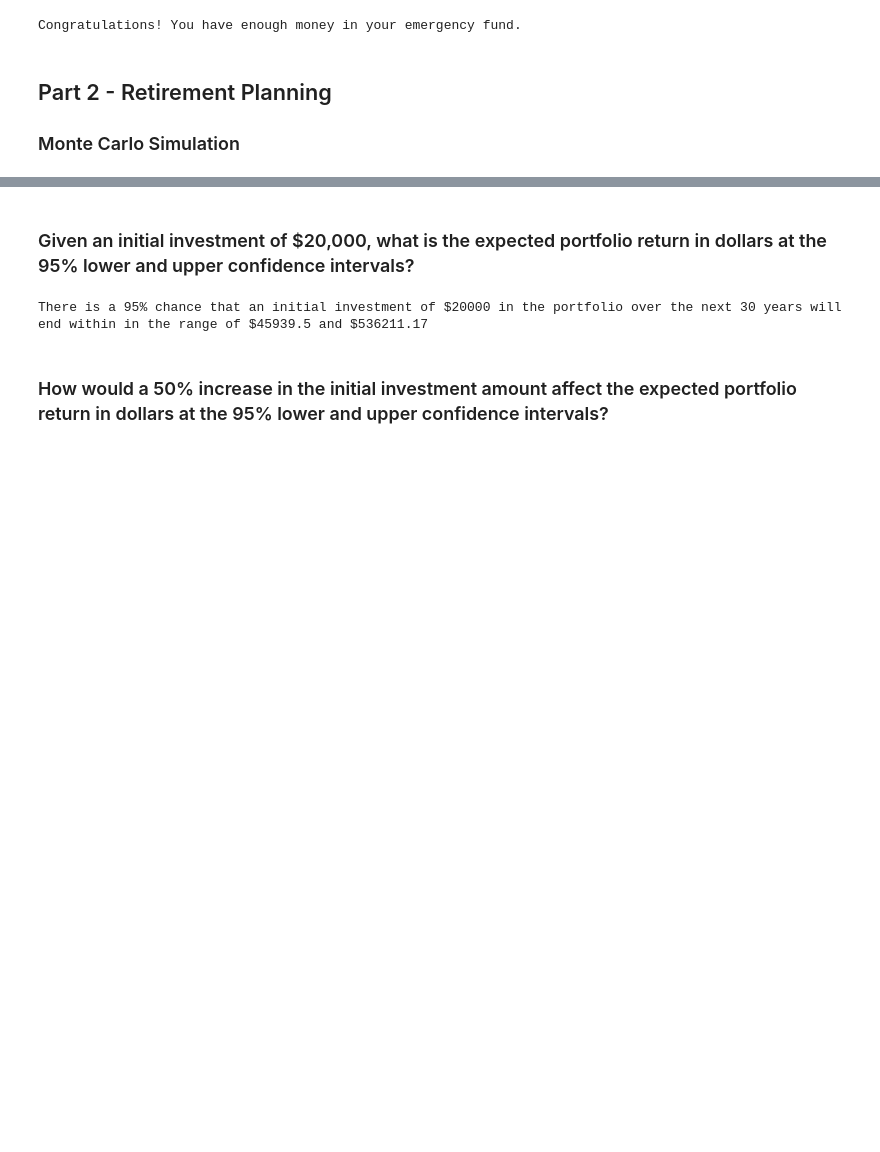
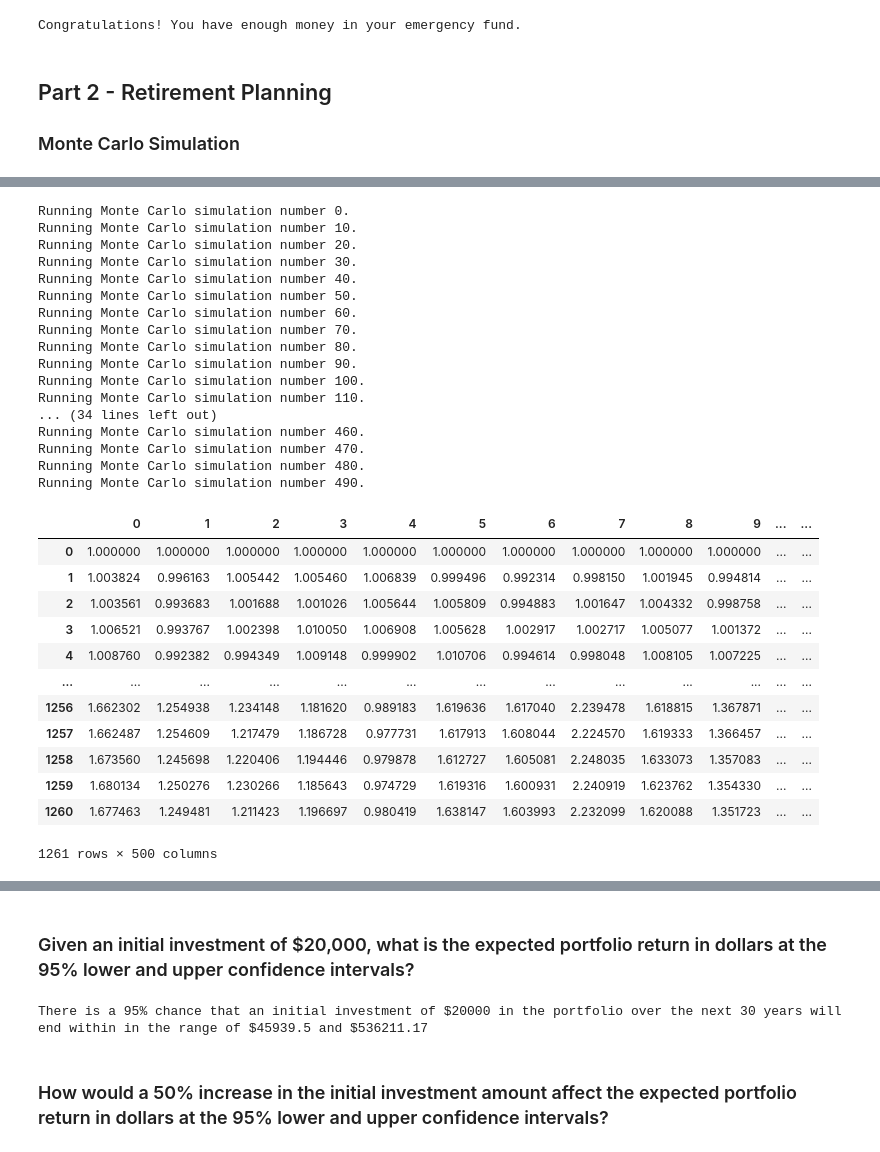
Before and after one commit to KPH3802/Financial_Planning, a Jupyter notebook: financial-planner.ipynb, the cells around one changed output, grey strips where cells are left out. Drawn from its saved outputs; the diff is of its cells as text; code cells hidden in the pictures; blank space fills up the shorter version.

```diff
--- a/financial-planner.ipynb
+++ b/financial-planner.ipynb
@@ -164,3 +191,34 @@ df_stock_data.head()
 # %%
-# Configuring a Monte Carlo simulation to forecast 30 years cumulative returns
-# YOUR CODE HERE!
+# Running a Monte Carlo simulation to forecast 30 years cumulative returns
+MC_30_years_sim.calc_cumulative_return()
+# %% [output]
+Running Monte Carlo simulation number 0.
+Running Monte Carlo simulation number 10.
+Running Monte Carlo simulation number 20.
+Running Monte Carlo simulation number 30.
+Running Monte Carlo simulation number 40.
+Running Monte Carlo simulation number 50.
+Running Monte Carlo simulation number 60.
+Running Monte Carlo simulation number 70.
+Running Monte Carlo simulation number 80.
+Running Monte Carlo simulation number 90.
+Running Monte Carlo simulation number 100.
+Running Monte Carlo simulation number 110.
+... (34 lines left out)
+Running Monte Carlo simulation number 460.
+Running Monte Carlo simulation number 470.
+Running Monte Carlo simulation number 480.
+Running Monte Carlo simulation number 490.
+|  | 0 | 1 | 2 | 3 | 4 | 5 | 6 | 7 | 8 | 9 | ... | ... |
+| 0 | 1.000000 | 1.000000 | 1.000000 | 1.000000 | 1.000000 | 1.000000 | 1.000000 | 1.000000 | 1.000000 | 1.000000 | ... | ... |
+| 1 | 1.003824 | 0.996163 | 1.005442 | 1.005460 | 1.006839 | 0.999496 | 0.992314 | 0.998150 | 1.001945 | 0.994814 | ... | ... |
+| 2 | 1.003561 | 0.993683 | 1.001688 | 1.001026 | 1.005644 | 1.005809 | 0.994883 | 1.001647 | 1.004332 | 0.998758 | ... | ... |
+| 3 | 1.006521 | 0.993767 | 1.002398 | 1.010050 | 1.006908 | 1.005628 | 1.002917 | 1.002717 | 1.005077 | 1.001372 | ... | ... |
+| 4 | 1.008760 | 0.992382 | 0.994349 | 1.009148 | 0.999902 | 1.010706 | 0.994614 | 0.998048 | 1.008105 | 1.007225 | ... | ... |
+| ... | ... | ... | ... | ... | ... | ... | ... | ... | ... | ... | ... | ... |
+| 1256 | 1.662302 | 1.254938 | 1.234148 | 1.181620 | 0.989183 | 1.619636 | 1.617040 | 2.239478 | 1.618815 | 1.367871 | ... | ... |
+| 1257 | 1.662487 | 1.254609 | 1.217479 | 1.186728 | 0.977731 | 1.617913 | 1.608044 | 2.224570 | 1.619333 | 1.366457 | ... | ... |
+| 1258 | 1.673560 | 1.245698 | 1.220406 | 1.194446 | 0.979878 | 1.612727 | 1.605081 | 2.248035 | 1.633073 | 1.357083 | ... | ... |
+| 1259 | 1.680134 | 1.250276 | 1.230266 | 1.185643 | 0.974729 | 1.619316 | 1.600931 | 2.240919 | 1.623762 | 1.354330 | ... | ... |
+| 1260 | 1.677463 | 1.249481 | 1.211423 | 1.196697 | 0.980419 | 1.638147 | 1.603993 | 2.232099 | 1.620088 | 1.351723 | ... | ... |
+1261 rows × 500 columns
```
Also changed, not shown: parts of 15 cells of this notebook, 2 other files.
